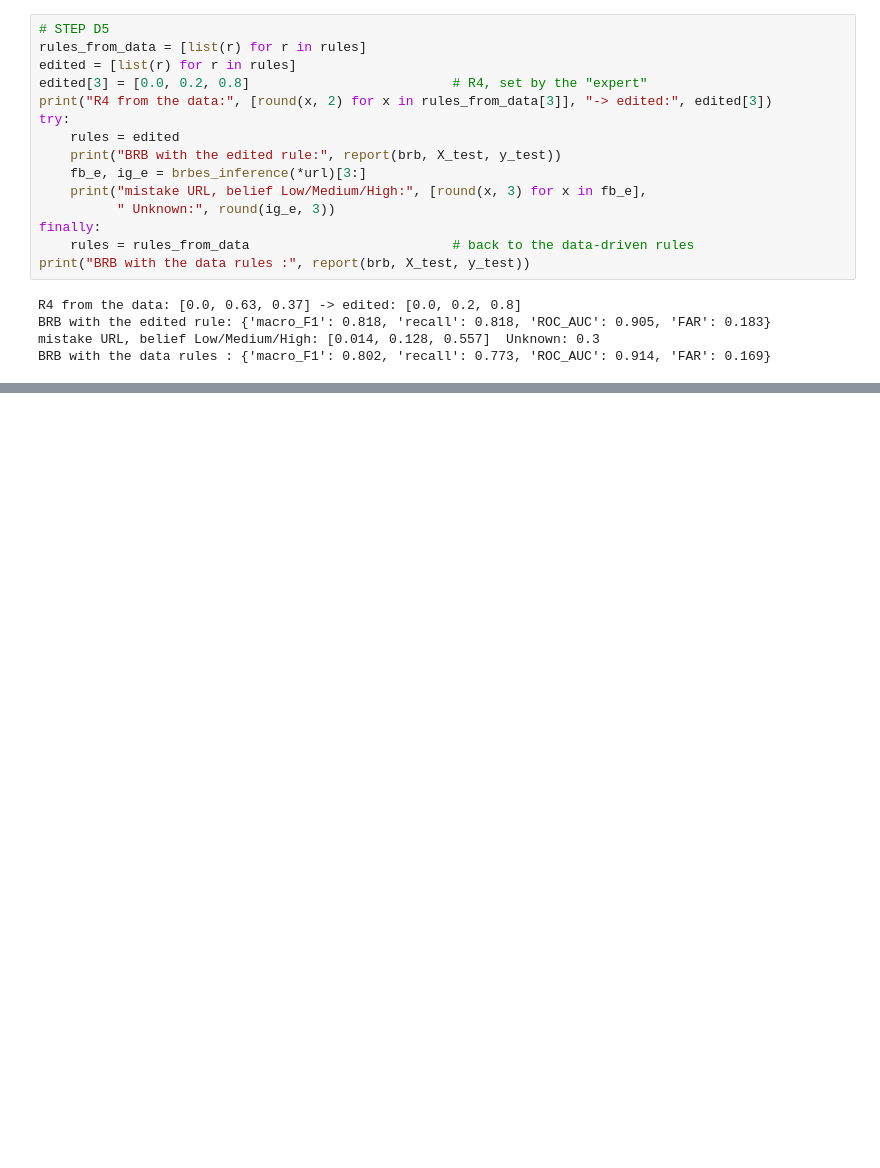
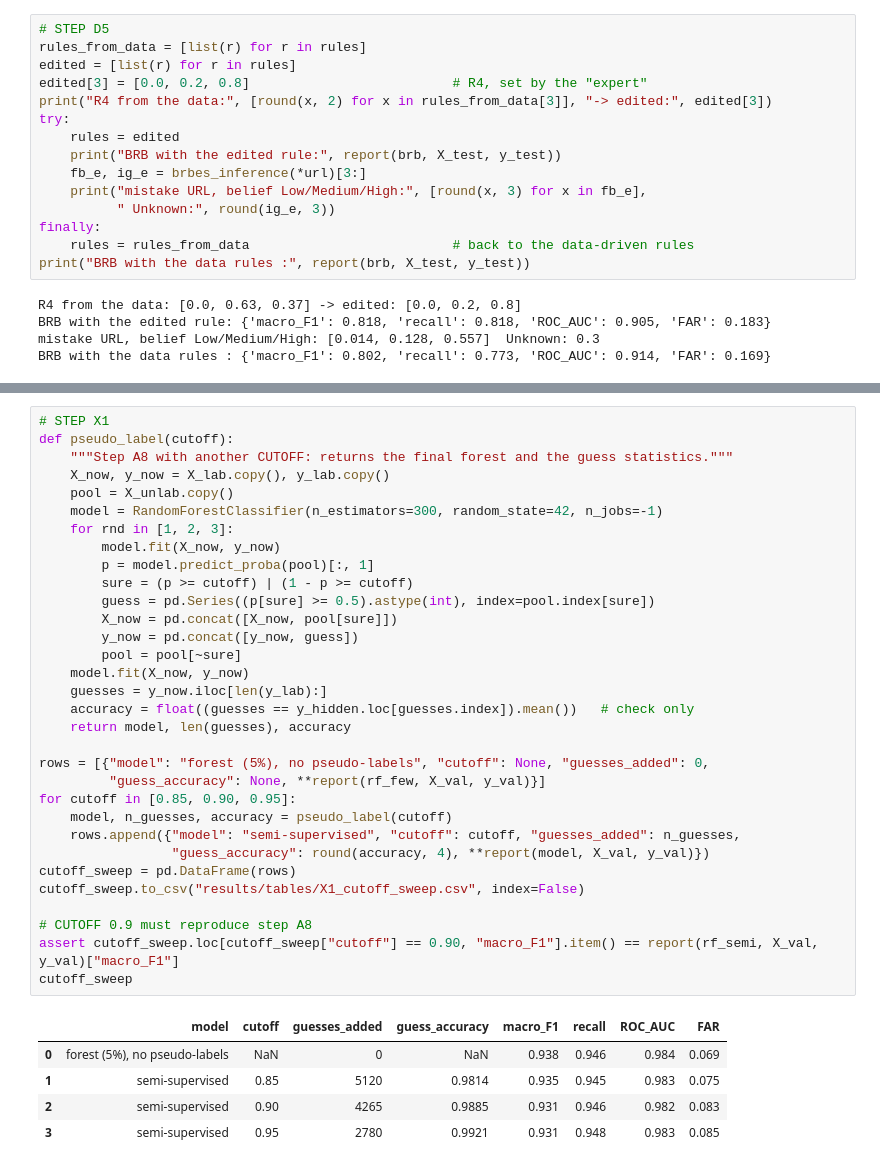
Before and after one commit to steve-nt/AI-for-Cybersecurity-Lab4.1, a Jupyter notebook: lab4_1_explaining_phishing_detectors.ipynb, the cells around one changed output, grey strips where cells are left out. Cells and saved outputs as stored; diff of their text form; blank space fills up the shorter version.

Commit message:
Optional extras X1-X5: cutoff sweep, LIME stability, hand-picked BRB, validation ranking, ER cross-check

```diff
--- a/lab4_1_explaining_phishing_detectors.ipynb
+++ b/lab4_1_explaining_phishing_detectors.ipynb
@@ -1374,0 +1387,38 @@ BRB with the data rules : {'macro_F1': 0.802, 'recall': 0.773, 'ROC_AUC': 0.914,
+# %%
+# STEP X1
+def pseudo_label(cutoff):
+    """Step A8 with another CUTOFF: returns the final forest and the guess statistics."""
+    X_now, y_now = X_lab.copy(), y_lab.copy()
+    pool = X_unlab.copy()
+    model = RandomForestClassifier(n_estimators=300, random_state=42, n_jobs=-1)
+    for rnd in [1, 2, 3]:
+        model.fit(X_now, y_now)
+        p = model.predict_proba(pool)[:, 1]
+        sure = (p >= cutoff) | (1 - p >= cutoff)
+        guess = pd.Series((p[sure] >= 0.5).astype(int), index=pool.index[sure])
+        X_now = pd.concat([X_now, pool[sure]])
+        y_now = pd.concat([y_now, guess])
+        pool = pool[~sure]
+    model.fit(X_now, y_now)
+    guesses = y_now.iloc[len(y_lab):]
+    accuracy = float((guesses == y_hidden.loc[guesses.index]).mean())   # check only
+    return model, len(guesses), accuracy
+
+rows = [{"model": "forest (5%), no pseudo-labels", "cutoff": None, "guesses_added": 0,
+         "guess_accuracy": None, **report(rf_few, X_val, y_val)}]
+for cutoff in [0.85, 0.90, 0.95]:
+    model, n_guesses, accuracy = pseudo_label(cutoff)
+    rows.append({"model": "semi-supervised", "cutoff": cutoff, "guesses_added": n_guesses,
+                 "guess_accuracy": round(accuracy, 4), **report(model, X_val, y_val)})
+cutoff_sweep = pd.DataFrame(rows)
+cutoff_sweep.to_csv("results/tables/X1_cutoff_sweep.csv", index=False)
+
+# CUTOFF 0.9 must reproduce step A8
+assert cutoff_sweep.loc[cutoff_sweep["cutoff"] == 0.90, "macro_F1"].item() == report(rf_semi, X_val, y_val)["macro_F1"]
+cutoff_sweep
+# %% [output]
+|  | model | cutoff | guesses_added | guess_accuracy | macro_F1 | recall | ROC_AUC | FAR |
+| 0 | forest (5%), no pseudo-labels | NaN | 0 | NaN | 0.938 | 0.946 | 0.984 | 0.069 |
+| 1 | semi-supervised | 0.85 | 5120 | 0.9814 | 0.935 | 0.945 | 0.983 | 0.075 |
+| 2 | semi-supervised | 0.90 | 4265 | 0.9885 | 0.931 | 0.946 | 0.982 | 0.083 |
+| 3 | semi-supervised | 0.95 | 2780 | 0.9921 | 0.931 | 0.948 | 0.983 | 0.085 |
```
Also changed, not shown: parts of 16 cells of this notebook, 12 other files.
